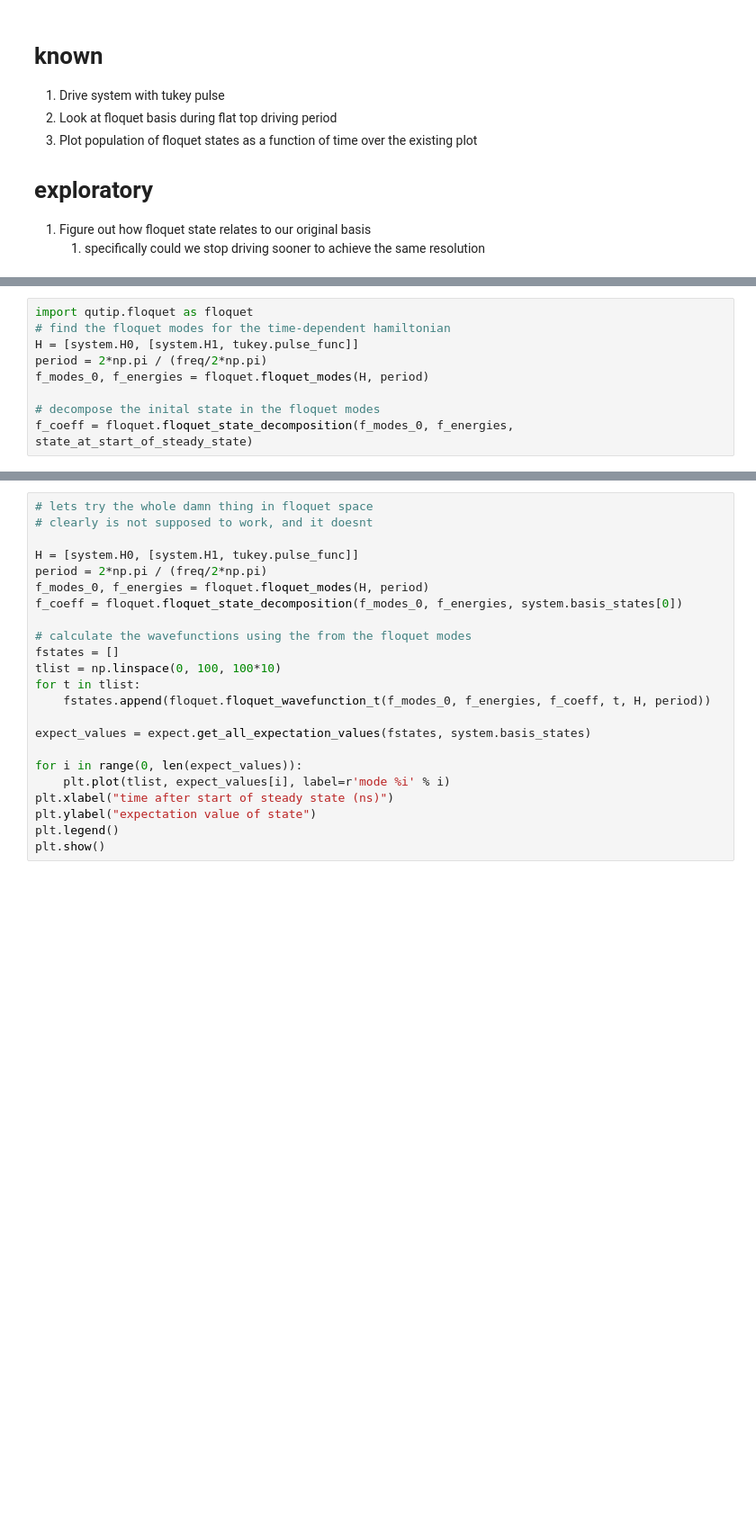
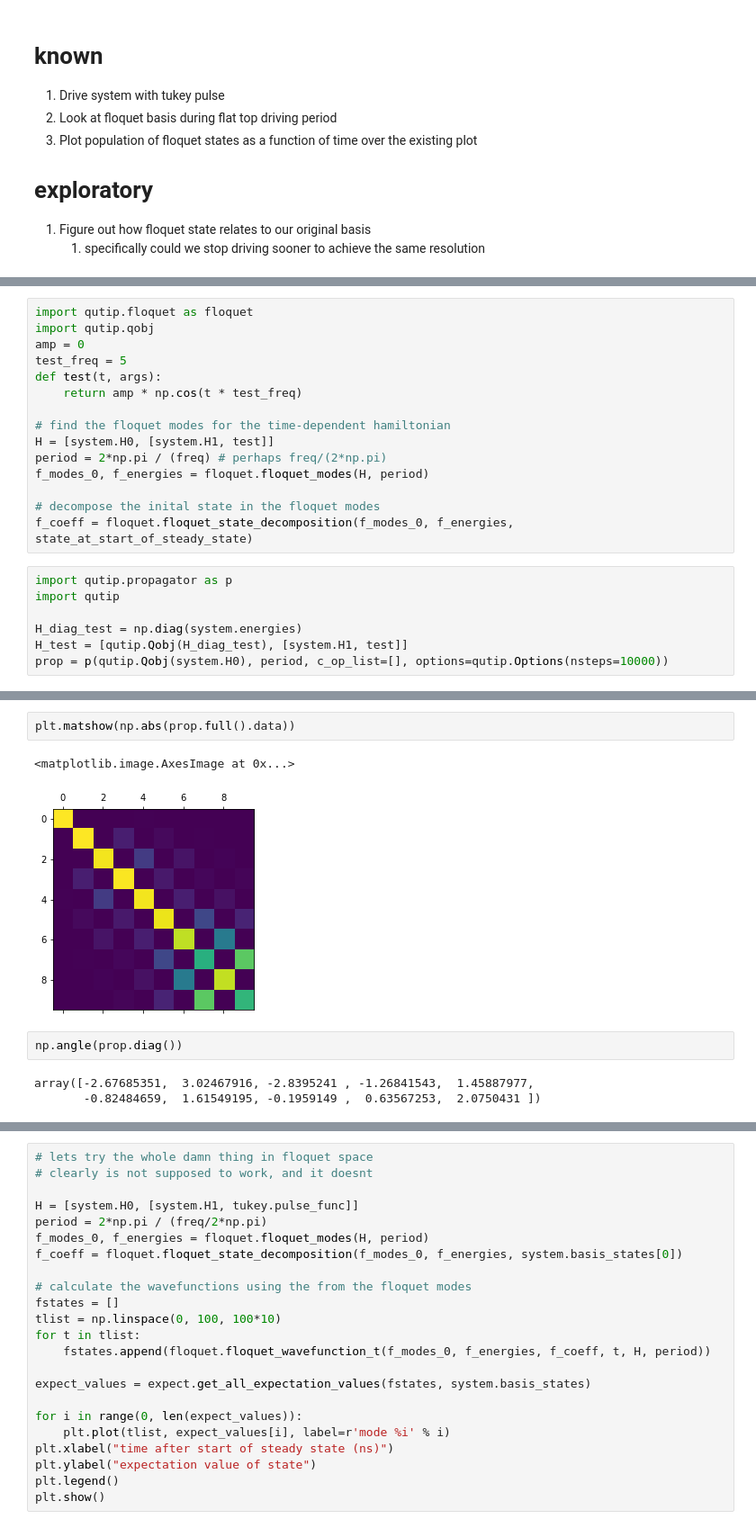
Before and after one commit to david-gorski/subharmonic_superconducting_qubits, a Jupyter notebook: debug/floquet_analysis.ipynb, the cells around one changed output, grey strips where cells are left out. Shown at 90% size. Cells and saved outputs as stored; diff of their text form; blank space fills up the shorter version.

```diff
--- a/debug/floquet_analysis.ipynb
+++ b/debug/floquet_analysis.ipynb
@@ -68,9 +70,22 @@ state_at_start_of_steady_state = solution.states[index_at_starting_ramp]
 # %%
 import qutip.floquet as floquet
+import qutip.qobj
+amp = 0
+test_freq = 5
+def test(t, args):
+    return amp * np.cos(t * test_freq)
+
 # find the floquet modes for the time-dependent hamiltonian
-H = [system.H0, [system.H1, tukey.pulse_func]]
-period = 2*np.pi / (freq/2*np.pi)
+H = [system.H0, [system.H1, test]]
+period = 2*np.pi / (freq) # perhaps freq/(2*np.pi)
 f_modes_0, f_energies = floquet.floquet_modes(H, period)
 
 # decompose the inital state in the floquet modes
 f_coeff = floquet.floquet_state_decomposition(f_modes_0, f_energies, state_at_start_of_steady_state)
+# %%
+import qutip.propagator as p
+import qutip
+
+H_diag_test = np.diag(system.energies)
+H_test = [qutip.Qobj(H_diag_test), [system.H1, test]]
+prop = p(qutip.Qobj(system.H0), period, c_op_list=[], options=qutip.Options(nsteps=10000))
@@ -76,0 +111,10 @@ f_coeff = floquet.floquet_state_decomposition(f_modes_0, f_energies, state_at_st
+# %%
+plt.matshow(np.abs(prop.full().data))
+# %% [output]
+<matplotlib.image.AxesImage at 0x...>
+[figure, added]
+# %%
+np.angle(prop.diag())
+# %% [output]
+array([-2.67685351,  3.02467916, -2.8395241 , -1.26841543,  1.45887977,
+       -0.82484659,  1.61549195, -0.1959149 ,  0.63567253,  2.0750431 ])
```
Also changed, not shown: parts of 42 cells of this notebook, 11 other files.
